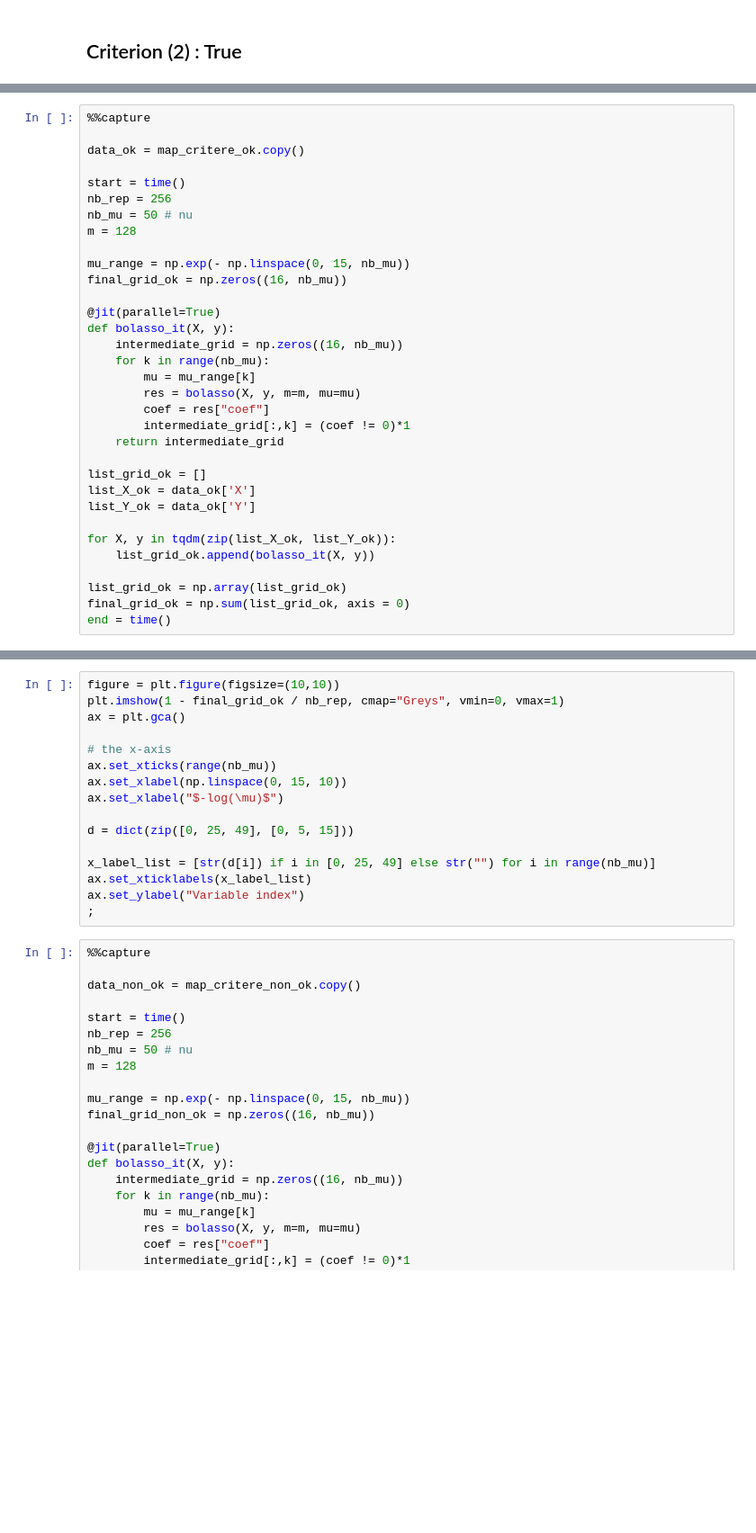
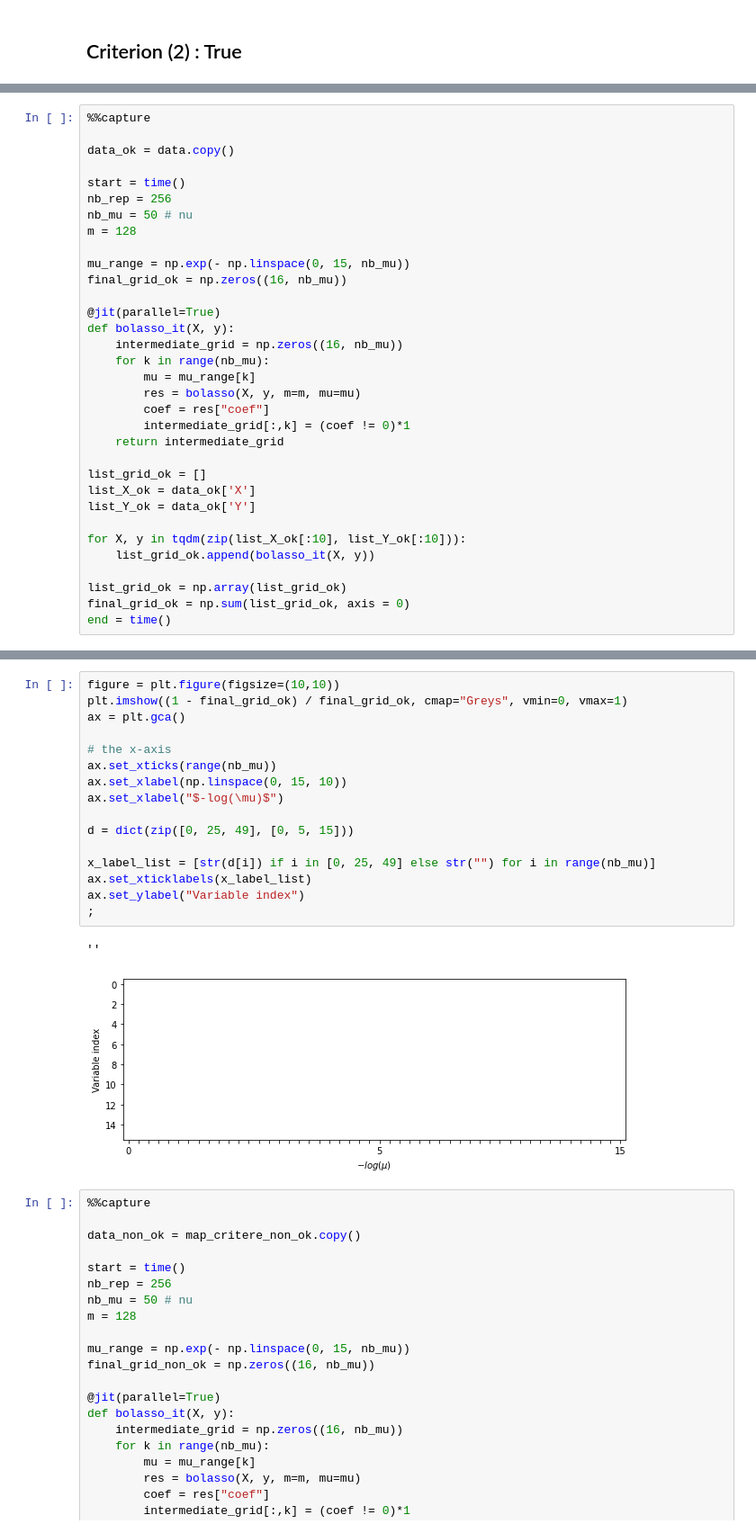
Before and after one commit to lolofo/Bolasso, a Jupyter notebook: src/E01S01.ipynb, the cells around one changed output, grey strips where cells are left out. Shown: that part at 90% size. Cells and saved outputs as stored; diff of their text form; blank space fills up the shorter version.

```diff
--- a/src/E01S01.ipynb
+++ b/src/E01S01.ipynb
@@ -108,7 +116,7 @@ ax.set_ylabel("Variable index")
 # %%
 %%capture
 
-data_ok = map_critere_ok.copy()
+data_ok = data.copy()
 
 start = time()
 nb_rep = 256
@@ -132,7 +140,7 @@ list_grid_ok = []
 list_X_ok = data_ok['X']
 list_Y_ok = data_ok['Y']
 
-for X, y in tqdm(zip(list_X_ok, list_Y_ok)):
+for X, y in tqdm(zip(list_X_ok[:10], list_Y_ok[:10])):
     list_grid_ok.append(bolasso_it(X, y))
 
 list_grid_ok = np.array(list_grid_ok)
@@ -146,19 +171,22 @@ temps par rep: 22.391358931548893
 # %%
 figure = plt.figure(figsize=(10,10))
-plt.imshow(1 - final_grid_ok / nb_rep, cmap="Greys", vmin=0, vmax=1)
+plt.imshow((1 - final_grid_ok) / final_grid_ok, cmap="Greys", vmin=0, vmax=1)
 ax = plt.gca()
 
 # the x-axis
 ax.set_xticks(range(nb_mu))
 ax.set_xlabel(np.linspace(0, 15, 10))
 ax.set_xlabel("$-log(\mu)$")
 
 d = dict(zip([0, 25, 49], [0, 5, 15]))
 
 x_label_list = [str(d[i]) if i in [0, 25, 49] else str("") for i in range(nb_mu)]
 ax.set_xticklabels(x_label_list)
 ax.set_ylabel("Variable index")
 ;
+# %% [output]
+''
+[figure, added]
 # %%
 %%capture
 
```
Also changed, not shown: parts of 10 cells of this notebook, 4 other files.
